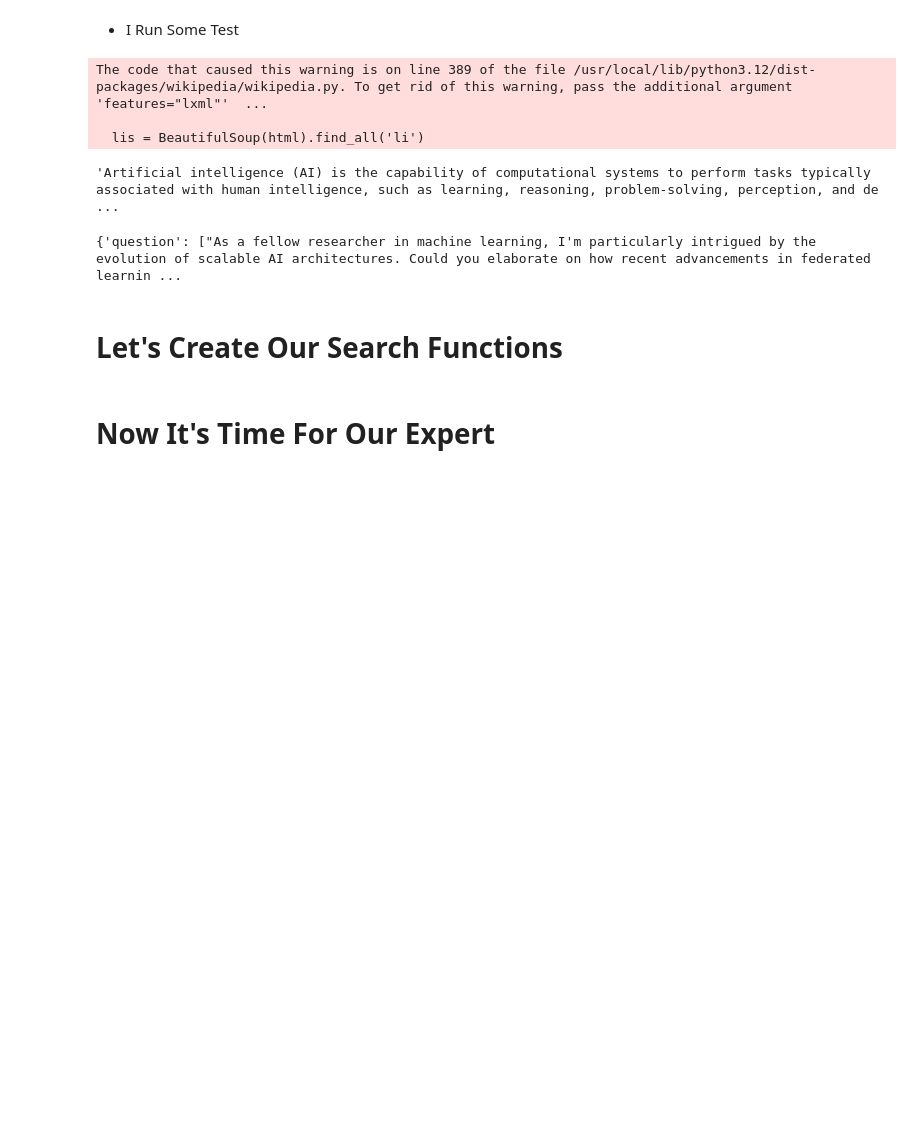
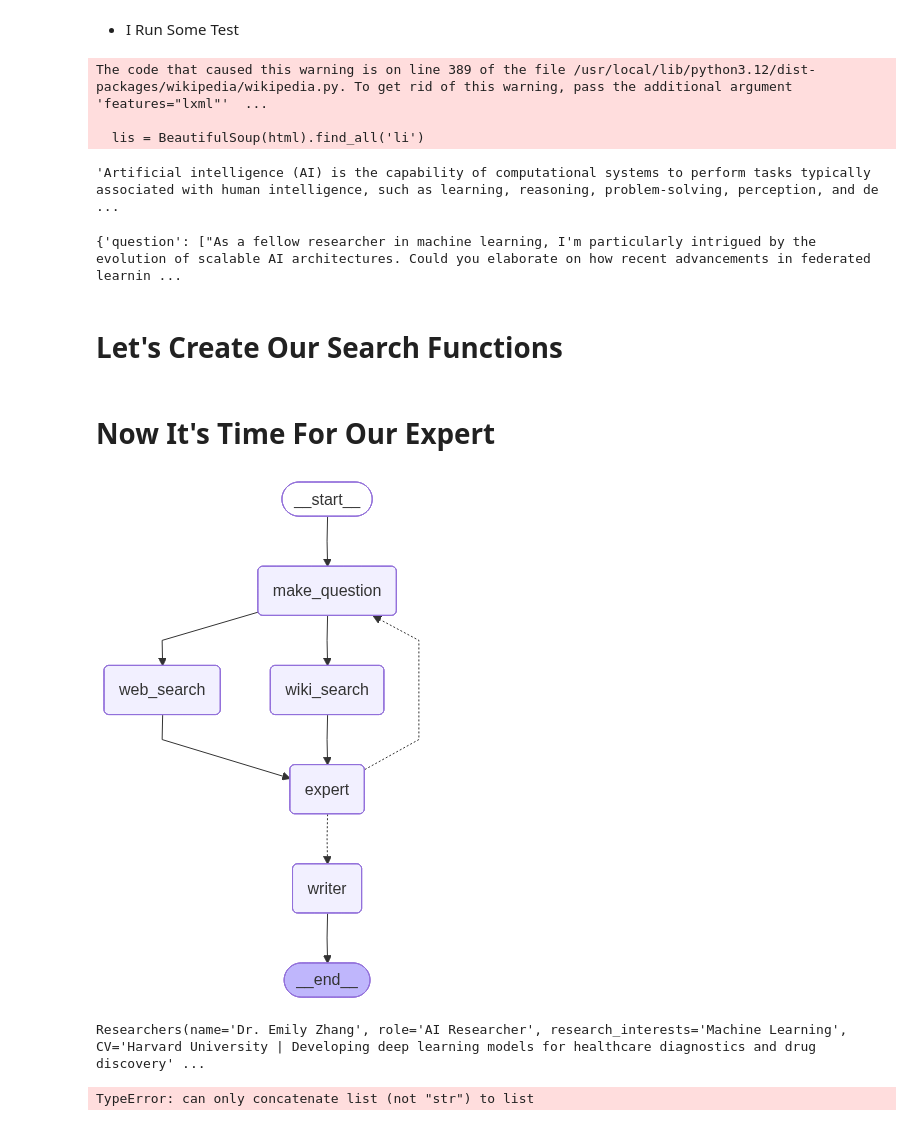
Before and after one commit to GeoNosX/My-Research-Assistant, a Jupyter notebook: My_Research_Assistant.ipynb, the cells around one changed output. Saved outputs shown, nothing was run; the diff lists cells and outputs as text; code cells hidden in the pictures; blank space fills up the shorter version.

```diff
--- a/My_Research_Assistant.ipynb
+++ b/My_Research_Assistant.ipynb
@@ -169,7 +169,7 @@ def make_question(state:QuestionState)->str:
 
   question=llm.invoke(prompt.format_prompt(**{'self_info':state['researcher'].description,'topic':Re_State['topic']}).to_messages())
 
-  return {'questions_answers':f'question:{question.content}'}
+  return {'questions_answers':[f'question:{question.content}']}
 # %%
 #let's test it:
 Re_State['topic']:'About Ai'
@@ -263,7 +263,7 @@ You are a senior expert in {topic}. Your role is to answer a researcher's questi
                                          context=state['context'],
                                          question=state['questions'][0]).to_messages())
 
-  return {'questions_answers':f'answer:{answer.content}'}
+  return {'questions_answers':[f'answer:{answer.content}']}
 # %%
 def writer(state: QuestionState):
   prompt = ChatPromptTemplate.from_messages([
@@ -296,3 +296,41 @@ Follow these rules when writing the report:
   answer=llm.invoke(prompt.format_prompt(documents=state['context']).to_messages())
 
   return {'report':answer.content}
+# %%
+def my_condition_edge(state: QuestionState):
+  if state['question_answer'][-1]=='Thank you for your time, that helped me a lot.':
+    return 'writer'
+  else:
+    return 'make_question'
+# %%
+builder=StateGraph(QuestionState)
+builder.add_node('make_question',make_question)
+builder.add_node('web_search',web_search)
+builder.add_node('wiki_search',wiki_search)
+builder.add_node('expert',expert)
+builder.add_node('writer',writer)
+
+builder.add_edge(START,'make_question')
+builder.add_edge('make_question','web_search')
+builder.add_edge('make_question','wiki_search')
+builder.add_edge('web_search','expert')
+builder.add_edge('wiki_search','expert')
+builder.add_conditional_edges('expert',my_condition_edge,['writer','make_question'])
+builder.add_edge('writer',END)
+
+memory=MemorySaver()
+graph=builder.compile(checkpointer=memory)
+# %%
+display(Image(graph.get_graph().draw_mermaid_png()))
+# %% [output]
+[figure, added]
+# %%
+researchers['re_list'][0]
+# %% [output]
+Researchers(name='Dr. Emily Zhang', role='AI Researcher', research_interests='Machine Learning', CV='Harvard University | Developing deep learning models for healthcare diagnostics and drug discovery' ...
+# %%
+thread = {"configurable": {"thread_id": "1"}}
+state={'context':[],'questions':[],'researcher':researchers['re_list'][0]}
+example=graph.invoke(state,thread)
+# %% [output]
+TypeError: can only concatenate list (not "str") to list
```
Also changed, not shown: parts of 5 cells of this notebook.
